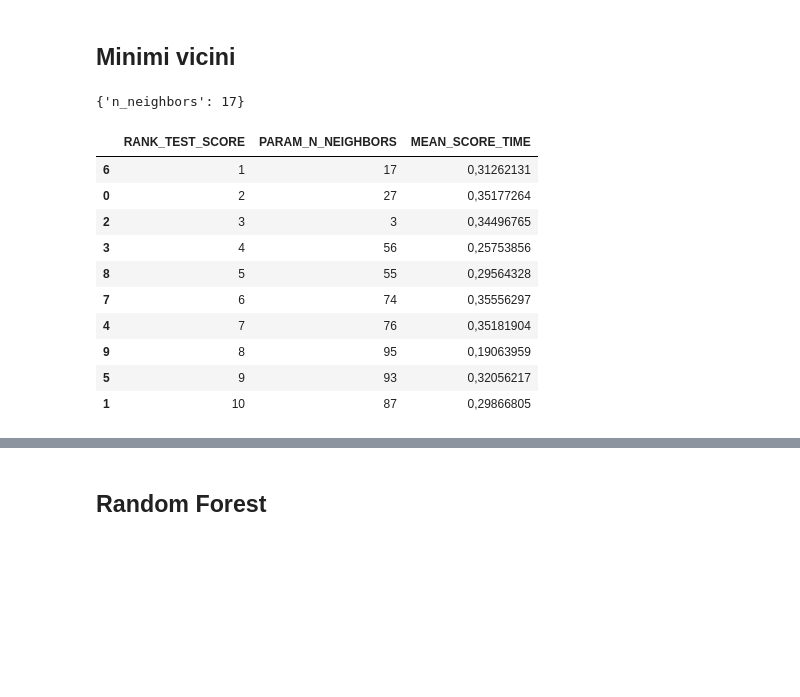
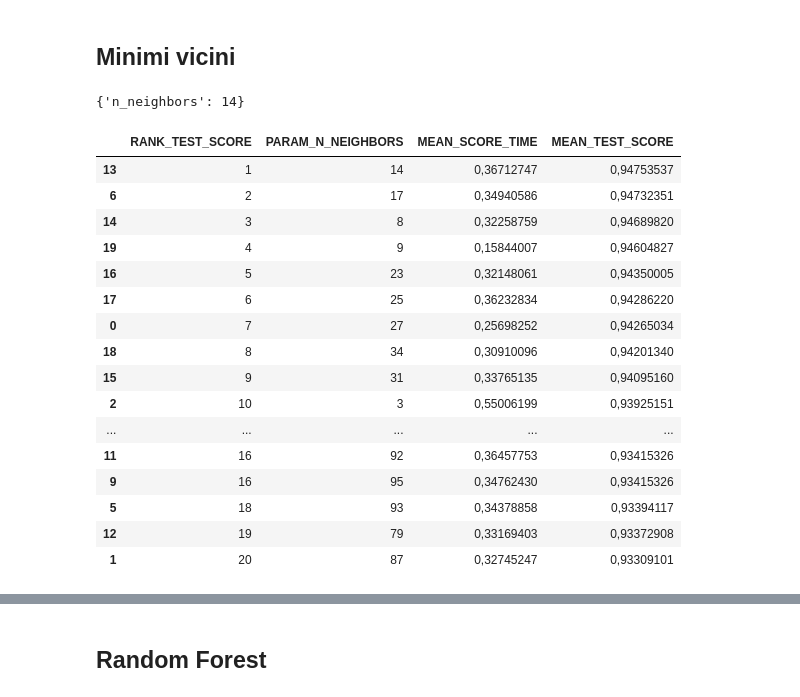
Before and after one commit to AngeloLongano/classification_PneumoniaMNIST, a Jupyter notebook: analysis.ipynb, the cells around one changed output, grey strips where cells are left out. Cells and saved outputs as stored; diff of their text form; code cells hidden in the pictures; blank space fills up the shorter version.

```diff
--- a/analysis.ipynb
+++ b/analysis.ipynb
@@ -118,29 +118,35 @@ for i in range(5):
 # %% [markdown]
 ## Minimi vicini
 # %%
-grid = RandomizedSearchCV(KNeighborsClassifier(n_jobs=-1), {'n_neighbors': range(1, 100)}, n_iter=10, n_jobs=-1,random_state=0)
+grid = RandomizedSearchCV(KNeighborsClassifier(n_jobs=-1), {'n_neighbors': range(1, 100)}, n_iter=20, n_jobs=-1,random_state=0)
 search_params = grid.fit(X_train, Y_train)
 search_params.best_params_
 # %% [output]
-{'n_neighbors': 17}
+{'n_neighbors': 14}
 # %%
 df = pd.DataFrame(grid.cv_results_)
 df.sort_values(by='rank_test_score', inplace=True)
-df[["rank_test_score","param_n_neighbors","mean_score_time"]].style \
+df[["rank_test_score","param_n_neighbors","mean_score_time","mean_test_score"]].style \
   .format(precision=8, thousands=".", decimal=",") \
   .format_index(str.upper, axis=1)
 # %% [output]
-|  | RANK_TEST_SCORE | PARAM_N_NEIGHBORS | MEAN_SCORE_TIME |
-| 6 | 1 | 17 | 0,31262131 |
-| 0 | 2 | 27 | 0,35177264 |
-| 2 | 3 | 3 | 0,34496765 |
-| 3 | 4 | 56 | 0,25753856 |
-| 8 | 5 | 55 | 0,29564328 |
-| 7 | 6 | 74 | 0,35556297 |
-| 4 | 7 | 76 | 0,35181904 |
-| 9 | 8 | 95 | 0,19063959 |
-| 5 | 9 | 93 | 0,32056217 |
-| 1 | 10 | 87 | 0,29866805 |
+|  | RANK_TEST_SCORE | PARAM_N_NEIGHBORS | MEAN_SCORE_TIME | MEAN_TEST_SCORE |
+| 13 | 1 | 14 | 0,36712747 | 0,94753537 |
+| 6 | 2 | 17 | 0,34940586 | 0,94732351 |
+| 14 | 3 | 8 | 0,32258759 | 0,94689820 |
+| 19 | 4 | 9 | 0,15844007 | 0,94604827 |
+| 16 | 5 | 23 | 0,32148061 | 0,94350005 |
+| 17 | 6 | 25 | 0,36232834 | 0,94286220 |
+| 0 | 7 | 27 | 0,25698252 | 0,94265034 |
+| 18 | 8 | 34 | 0,30910096 | 0,94201340 |
+| 15 | 9 | 31 | 0,33765135 | 0,94095160 |
+| 2 | 10 | 3 | 0,55006199 | 0,93925151 |
+| ... | ... | ... | ... | ... |
+| 11 | 16 | 92 | 0,36457753 | 0,93415326 |
+| 9 | 16 | 95 | 0,34762430 | 0,93415326 |
+| 5 | 18 | 93 | 0,34378858 | 0,93394117 |
+| 12 | 19 | 79 | 0,33169403 | 0,93372908 |
+| 1 | 20 | 87 | 0,32745247 | 0,93309101 |
 # %%
 fig, ax = plt.subplots(ncols=2, figsize=(15,5))
 
```
Also changed, not shown: parts of 10 cells of this notebook.
